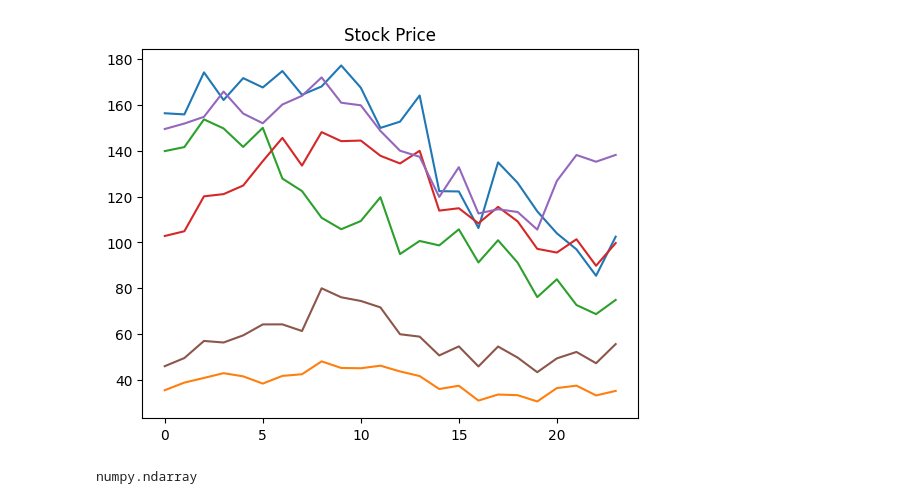
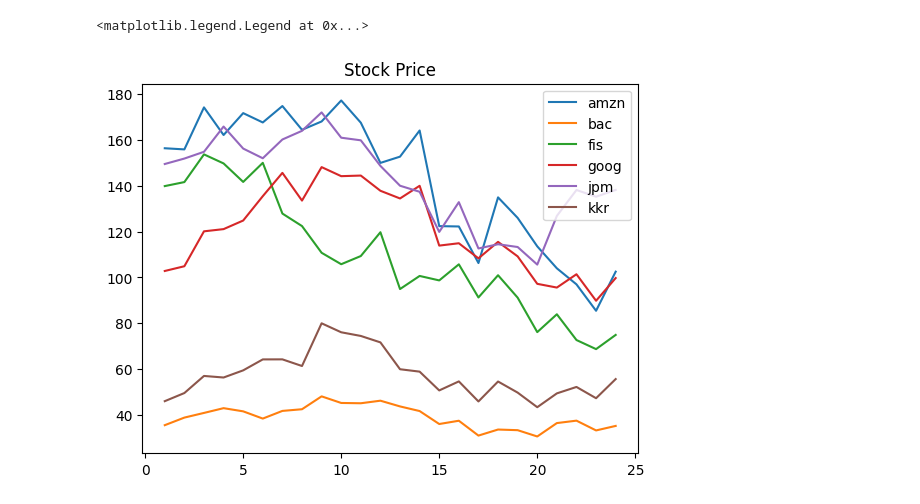
Before and after one commit to JingWang-RU/Multi-AgentReinforcementLearning, a Jupyter notebook: drift_function.ipynb, the cells around one changed output. Cells and saved outputs as stored; diff of their text form; code cells hidden in the pictures.

```diff
--- a/drift_function.ipynb
+++ b/drift_function.ipynb
@@ -42,9 +31,9 @@ plt.plot(time_pd,data_pd[0])
 # %%
-import matplotlib.pyplot as plt
-i = 0
-# if True:
+data_x = np.transpose(np.array(range(24))+1)
 for i in range(len(data_pd)):
-    plt.plot(time_pd,data_pd[i], '-',label=stocks[i])
+    plt.plot(data_x, data_pd[i], '-',label=stocks[i])
     plt.title("Stock Price")
+plt.legend()
 # %% [output]
+<matplotlib.legend.Legend at 0x...>
-[figure, old version]
+[figure, new version]
@@ -57,5 +39,0 @@ def monoExp(x, lambd, t, b):
-# %%
-ys = np.array(data_pd)
-type(ys[0])
-# %% [output]
-numpy.ndarray
```
Also changed, not shown: parts of 13 cells of this notebook, 2 other files.
